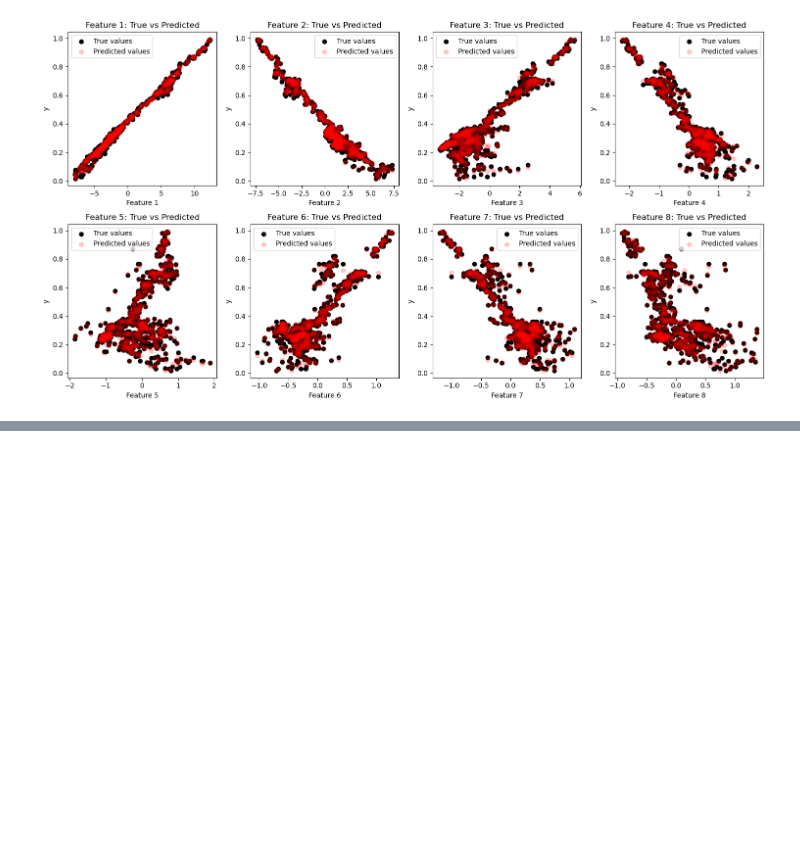
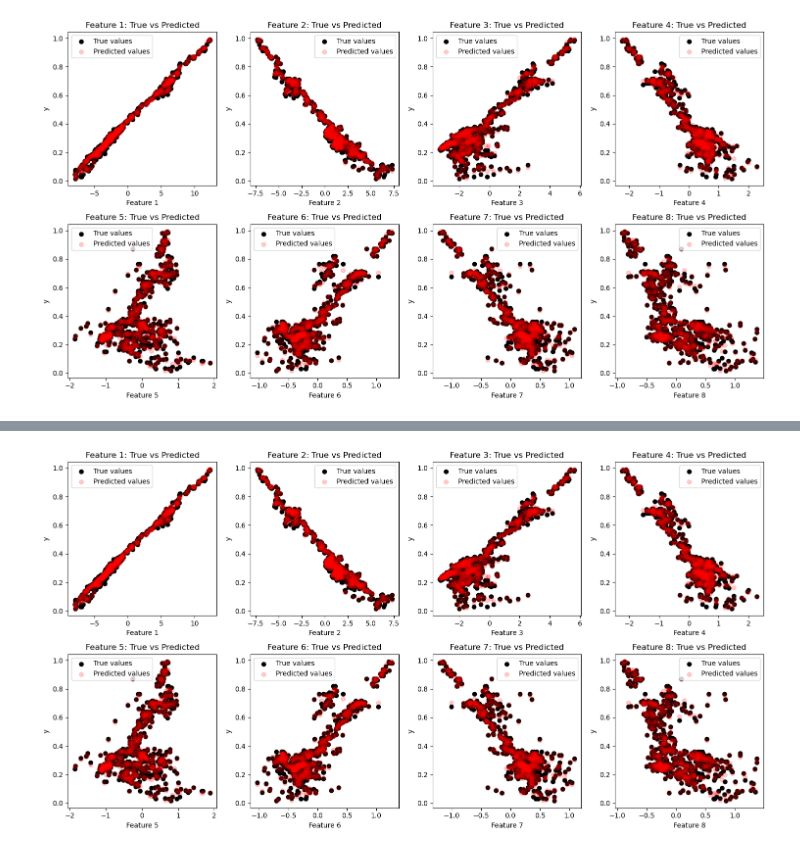
Before and after one commit to Anders-Stubberud/IT3212, a Jupyter notebook: assignment_3/bagging.ipynb, the cells around one changed output, grey strips where cells are left out. Saved outputs shown, nothing was run; the diff lists cells and outputs as text; code cells hidden in the pictures; blank space fills up the shorter version.

```diff
--- a/assignment_3/bagging.ipynb
+++ b/assignment_3/bagging.ipynb
@@ -137,0 +156,23 @@ plt.show()
+# %%
+# Step 10: Create subplots to visualize the predictions for each feature in X_test
+fig, axes = plt.subplots(2, 4, figsize=(15, 8))  # 2 rows, 4 columns (8 plots total)
+
+# Flatten axes array for easier indexing
+axes = axes.flatten()
+
+# Plot for each feature in X_test
+for i in range(8):
+    ax = axes[i]
+    ax.scatter(X_test.iloc[:, i], y_test, color='black', label='True values')  # True values (y_test)
+    ax.scatter(X_test.iloc[:, i], y_pred, color='red', label='Predicted values', alpha=0.2)  # Predicted values (y_pred)
+
+    ax.set_xlabel(f'Feature {i+1}')
+    ax.set_ylabel('y')
+    ax.set_title(f'Feature {i+1}: True vs Predicted')
+    ax.legend()
+
+# Adjust layout for better spacing
+plt.tight_layout()
+plt.show()
+# %% [output]
+[figure, added]
```
Also changed, not shown: parts of 3 cells of this notebook.
